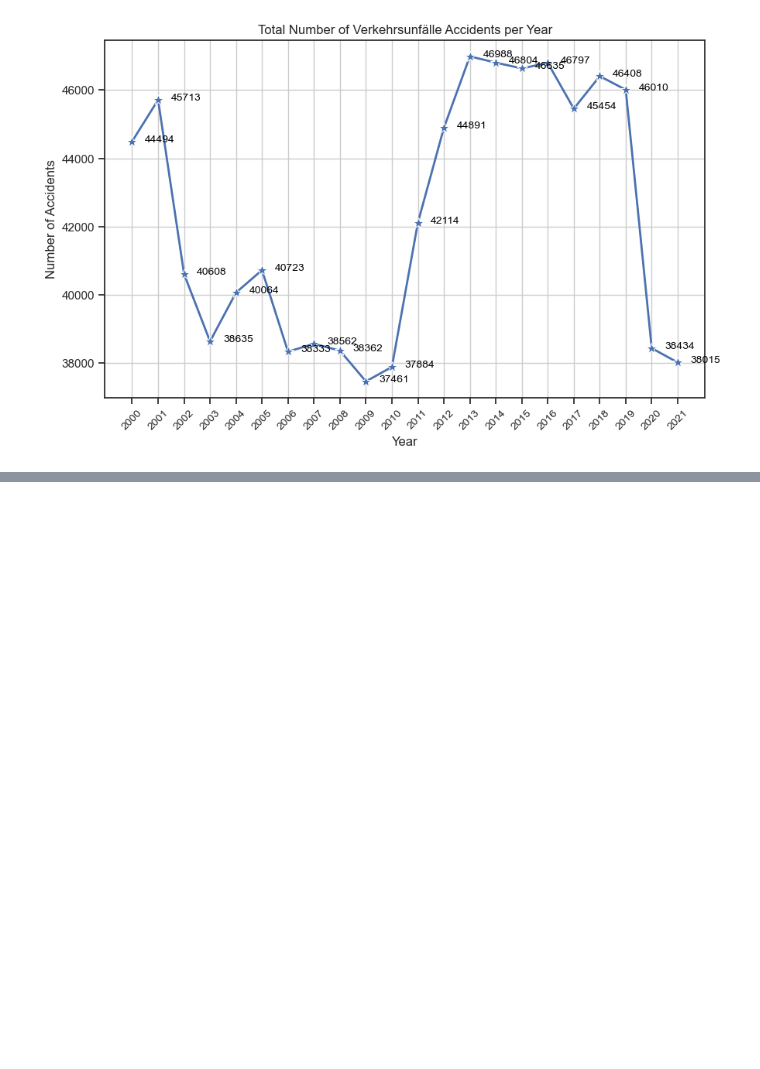
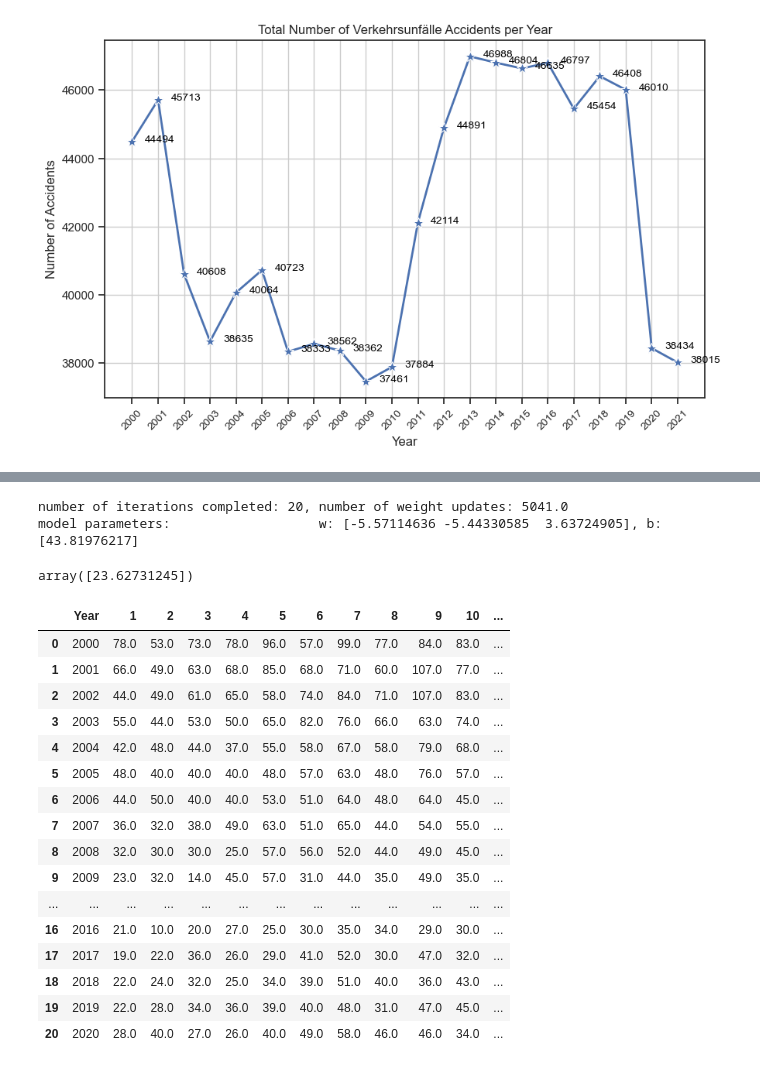
Before and after one commit to klmelchor/dps-ai-2023, a Jupyter notebook: Data Exploration and Visualization.ipynb, the cells around one changed output, grey strips where cells are left out. Saved outputs shown, nothing was run; the diff lists cells and outputs as text; code cells hidden in the pictures; blank space fills up the shorter version.

Commit message:
Version 1 of Prediction in Notebook and Flask API initialization

```diff
--- a/Data Exploration and Visualization.ipynb
+++ b/Data Exploration and Visualization.ipynb
@@ -93,0 +186,49 @@ plot_totals('Verkehrsunfälle')
+# %%
+year_val = 2019
+month_val = 12
+
+year_val_norm, prev_year_val_norm, month_val_conv_norm = normalize_values(year_val, month_val, df_alcohol)
+sgdr, w_norm, b_norm = train(df_alcohol)
+
+y_pred_sgd = sgdr.predict([[year_val_norm, month_val_conv_norm, prev_year_val_norm]])
+y_pred = np.dot([[year_val_norm, month_val_conv_norm, prev_year_val_norm]], w_norm) + b_norm
+
+y_pred_sgd
+# %% [output]
+number of iterations completed: 20, number of weight updates: 5041.0
+model parameters:                   w: [-5.57114636 -5.44330585  3.63724905], b:[43.81976217]
+array([23.62731245])
+# %%
+def create_dataframe_all_values(acc):
+    df_accident = df[(df['MONATSZAHL'] == acc) & (df['JAHR'] <= 2020) & (df['MONAT'] != 'Summe')
+                & (df['AUSPRÄGUNG'] == 'insgesamt')]
+
+    df_cat = pd.DataFrame(columns = ['Year', '1', '2', '3', '4', '5', '6', '7', '8', '9', '10', '11', '12'])
+
+    for year in range(2000, 2021):
+        year_sub = list(df_accident[df_accident['JAHR'] == year]['WERT'].transpose())
+        year_sub.insert(0, str(year))
+
+        df_cat.loc[len(df_cat)] = year_sub
+
+    return df_cat
+# %%
+create_dataframe_all_values('Alkoholunfälle')
+# %% [output]
+|  | Year | 1 | 2 | 3 | 4 | 5 | 6 | 7 | 8 | 9 | 10 | ... |
+| 0 | 2000 | 78.0 | 53.0 | 73.0 | 78.0 | 96.0 | 57.0 | 99.0 | 77.0 | 84.0 | 83.0 | ... |
+| 1 | 2001 | 66.0 | 49.0 | 63.0 | 68.0 | 85.0 | 68.0 | 71.0 | 60.0 | 107.0 | 77.0 | ... |
+| 2 | 2002 | 44.0 | 49.0 | 61.0 | 65.0 | 58.0 | 74.0 | 84.0 | 71.0 | 107.0 | 83.0 | ... |
+| 3 | 2003 | 55.0 | 44.0 | 53.0 | 50.0 | 65.0 | 82.0 | 76.0 | 66.0 | 63.0 | 74.0 | ... |
+| 4 | 2004 | 42.0 | 48.0 | 44.0 | 37.0 | 55.0 | 58.0 | 67.0 | 58.0 | 79.0 | 68.0 | ... |
+| 5 | 2005 | 48.0 | 40.0 | 40.0 | 40.0 | 48.0 | 57.0 | 63.0 | 48.0 | 76.0 | 57.0 | ... |
+| 6 | 2006 | 44.0 | 50.0 | 40.0 | 40.0 | 53.0 | 51.0 | 64.0 | 48.0 | 64.0 | 45.0 | ... |
+| 7 | 2007 | 36.0 | 32.0 | 38.0 | 49.0 | 63.0 | 51.0 | 65.0 | 44.0 | 54.0 | 55.0 | ... |
+| 8 | 2008 | 32.0 | 30.0 | 30.0 | 25.0 | 57.0 | 56.0 | 52.0 | 44.0 | 49.0 | 45.0 | ... |
+| 9 | 2009 | 23.0 | 32.0 | 14.0 | 45.0 | 57.0 | 31.0 | 44.0 | 35.0 | 49.0 | 35.0 | ... |
+| ... | ... | ... | ... | ... | ... | ... | ... | ... | ... | ... | ... | ... |
+| 16 | 2016 | 21.0 | 10.0 | 20.0 | 27.0 | 25.0 | 30.0 | 35.0 | 34.0 | 29.0 | 30.0 | ... |
+| 17 | 2017 | 19.0 | 22.0 | 36.0 | 26.0 | 29.0 | 41.0 | 52.0 | 30.0 | 47.0 | 32.0 | ... |
+| 18 | 2018 | 22.0 | 24.0 | 32.0 | 25.0 | 34.0 | 39.0 | 51.0 | 40.0 | 36.0 | 43.0 | ... |
+| 19 | 2019 | 22.0 | 28.0 | 34.0 | 36.0 | 39.0 | 40.0 | 48.0 | 31.0 | 47.0 | 45.0 | ... |
+| 20 | 2020 | 28.0 | 40.0 | 27.0 | 26.0 | 40.0 | 49.0 | 58.0 | 46.0 | 46.0 | 34.0 | ... |
```
Also changed, not shown: parts of 5 cells of this notebook, 4 other files.
